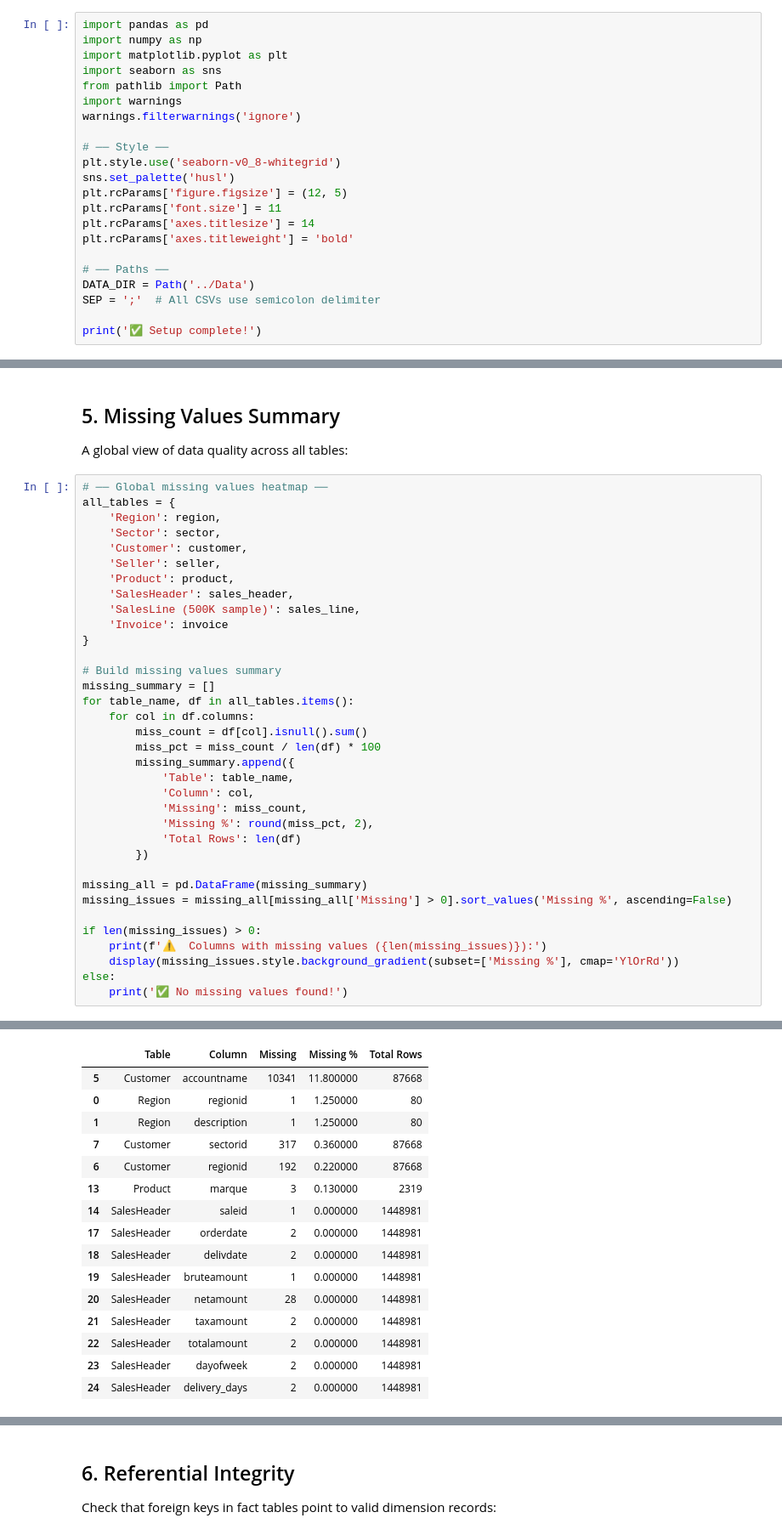
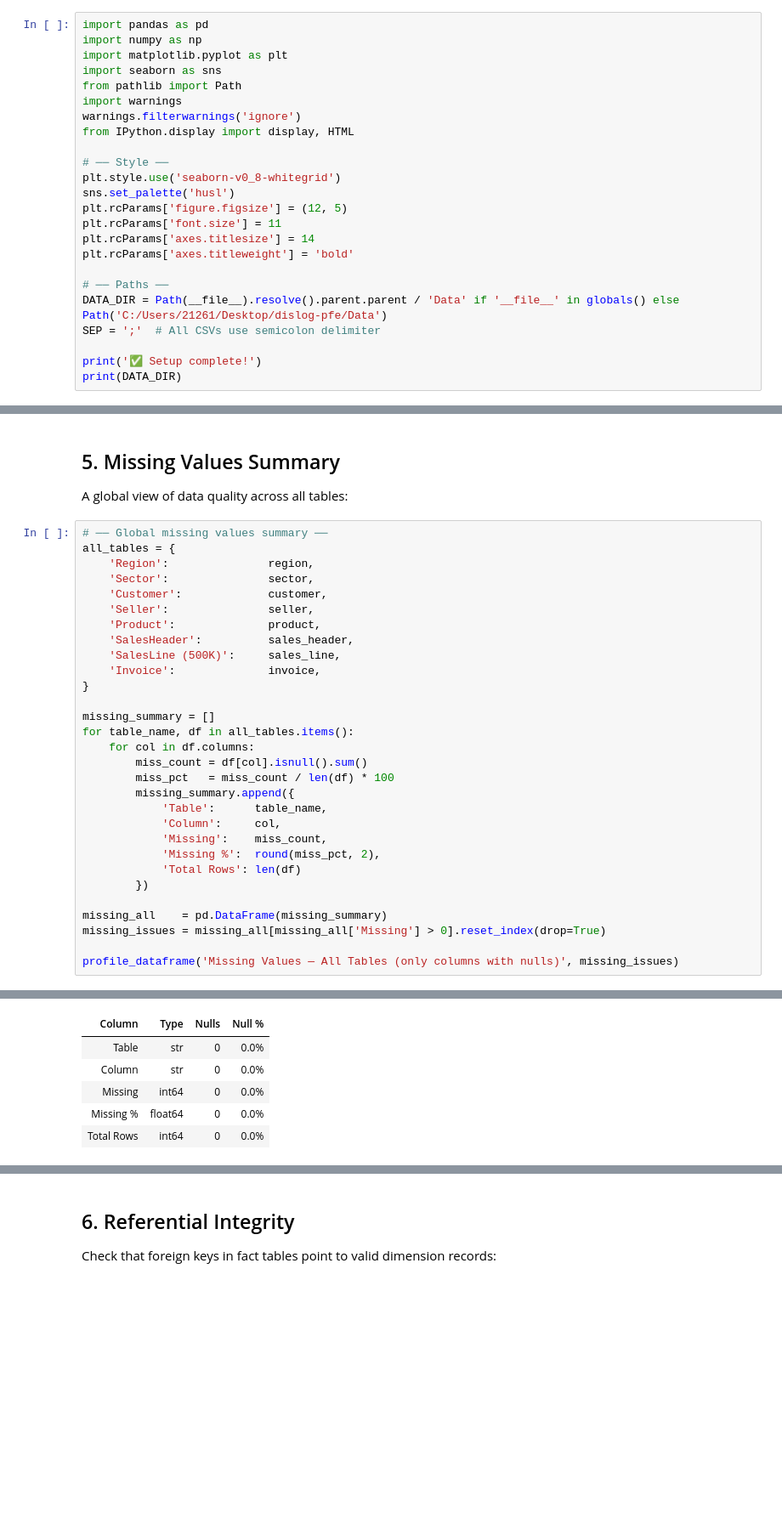
Before and after one commit to Symooomzip/dislogpfe, a Jupyter notebook: notebooks/01_data_profiling.ipynb, the cells around one changed output, grey strips where cells are left out. Shown at 85% size. Drawn from its saved outputs; the diff is of its cells as text; blank space fills up the shorter version.

```diff
--- a/notebooks/01_data_profiling.ipynb
+++ b/notebooks/01_data_profiling.ipynb
@@ -33,6 +33,7 @@ import seaborn as sns
 from pathlib import Path
 import warnings
 warnings.filterwarnings('ignore')
+from IPython.display import display, HTML
 
 # ── Style ──
 plt.style.use('seaborn-v0_8-whitegrid')
@@ -43,9 +44,10 @@ plt.rcParams['axes.titlesize'] = 14
 plt.rcParams['axes.titleweight'] = 'bold'
 
 # ── Paths ──
-DATA_DIR = Path('../Data')
+DATA_DIR = Path(__file__).resolve().parent.parent / 'Data' if '__file__' in globals() else Path('C:/Users/21261/Desktop/dislog-pfe/Data')
 SEP = ';'  # All CSVs use semicolon delimiter
 
 print('✅ Setup complete!')
+print(DATA_DIR)
 # %% [output]
 ✅ Setup complete!
@@ -897,38 +1030,33 @@ plt.show()
 
 A global view of data quality across all tables:
 # %%
-# ── Global missing values heatmap ──
+# ── Global missing values summary ──
 all_tables = {
-    'Region': region,
-    'Sector': sector,
-    'Customer': customer,
-    'Seller': seller,
-    'Product': product,
-    'SalesHeader': sales_header,
-    'SalesLine (500K sample)': sales_line,
-    'Invoice': invoice
+    'Region':               region,
+    'Sector':               sector,
+    'Customer':             customer,
+    'Seller':               seller,
+    'Product':              product,
+    'SalesHeader':          sales_header,
+    'SalesLine (500K)':     sales_line,
+    'Invoice':              invoice,
 }
 
-# Build missing values summary
 missing_summary = []
 for table_name, df in all_tables.items():
     for col in df.columns:
         miss_count = df[col].isnull().sum()
-        miss_pct = miss_count / len(df) * 100
+        miss_pct   = miss_count / len(df) * 100
         missing_summary.append({
-            'Table': table_name,
-            'Column': col,
-            'Missing': miss_count,
-            'Missing %': round(miss_pct, 2),
+            'Table':      table_name,
+            'Column':     col,
+            'Missing':    miss_count,
+            'Missing %':  round(miss_pct, 2),
             'Total Rows': len(df)
         })
 
-missing_all = pd.DataFrame(missing_summary)
-missing_issues = missing_all[missing_all['Missing'] > 0].sort_values('Missing %', ascending=False)
+missing_all    = pd.DataFrame(missing_summary)
+missing_issues = missing_all[missing_all['Missing'] > 0].reset_index(drop=True)
 
-if len(missing_issues) > 0:
-    print(f'⚠️  Columns with missing values ({len(missing_issues)}):')
-    display(missing_issues.style.background_gradient(subset=['Missing %'], cmap='YlOrRd'))
-else:
-    print('✅ No missing values found!')
+profile_dataframe('Missing Values — All Tables (only columns with nulls)', missing_issues)
 # %% [output]
@@ -936,16 +1066,6 @@ else:
-|  | Table | Column | Missing | Missing % | Total Rows |
-| 5 | Customer | accountname | 10341 | 11.800000 | 87668 |
-| 0 | Region | regionid | 1 | 1.250000 | 80 |
-| 1 | Region | description | 1 | 1.250000 | 80 |
-| 7 | Customer | sectorid | 317 | 0.360000 | 87668 |
-| 6 | Customer | regionid | 192 | 0.220000 | 87668 |
-| 13 | Product | marque | 3 | 0.130000 | 2319 |
-| 14 | SalesHeader | saleid | 1 | 0.000000 | 1448981 |
-| 17 | SalesHeader | orderdate | 2 | 0.000000 | 1448981 |
-| 18 | SalesHeader | delivdate | 2 | 0.000000 | 1448981 |
-| 19 | SalesHeader | bruteamount | 1 | 0.000000 | 1448981 |
-| 20 | SalesHeader | netamount | 28 | 0.000000 | 1448981 |
-| 21 | SalesHeader | taxamount | 2 | 0.000000 | 1448981 |
-| 22 | SalesHeader | totalamount | 2 | 0.000000 | 1448981 |
-| 23 | SalesHeader | dayofweek | 2 | 0.000000 | 1448981 |
-| 24 | SalesHeader | delivery_days | 2 | 0.000000 | 1448981 |
+| Column | Type | Nulls | Null % |
+| Table | str | 0 | 0.0% |
+| Column | str | 0 | 0.0% |
+| Missing | int64 | 0 | 0.0% |
+| Missing % | float64 | 0 | 0.0% |
+| Total Rows | int64 | 0 | 0.0% |
```
Also changed, not shown: parts of 28 cells of this notebook, 4 other files.
